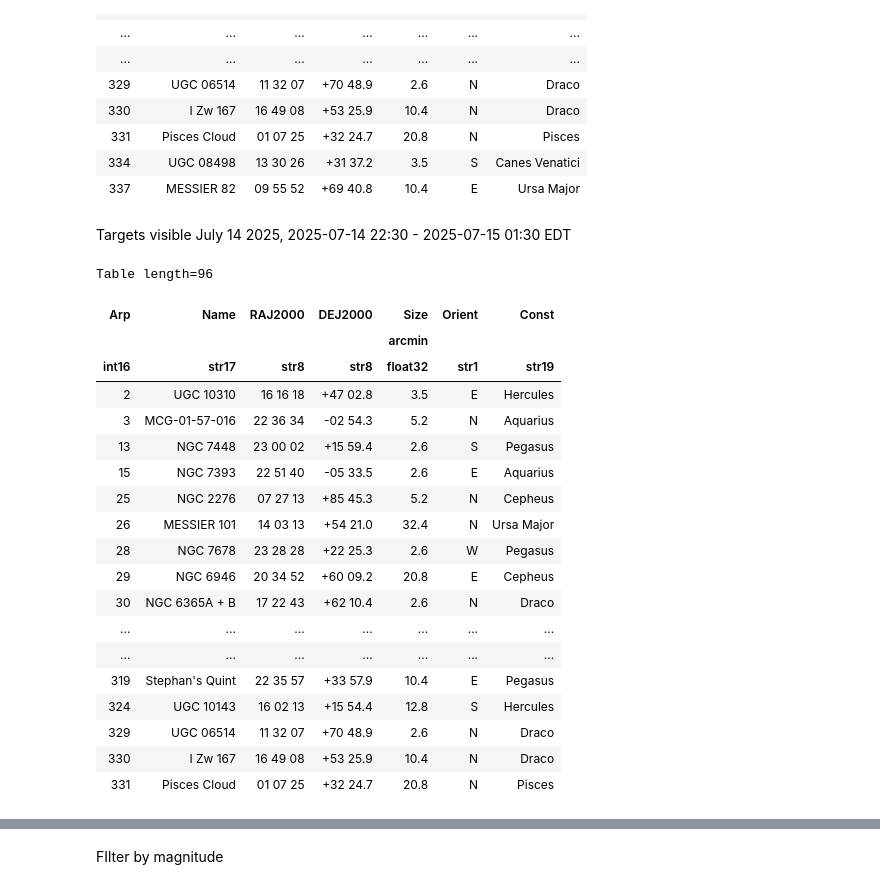
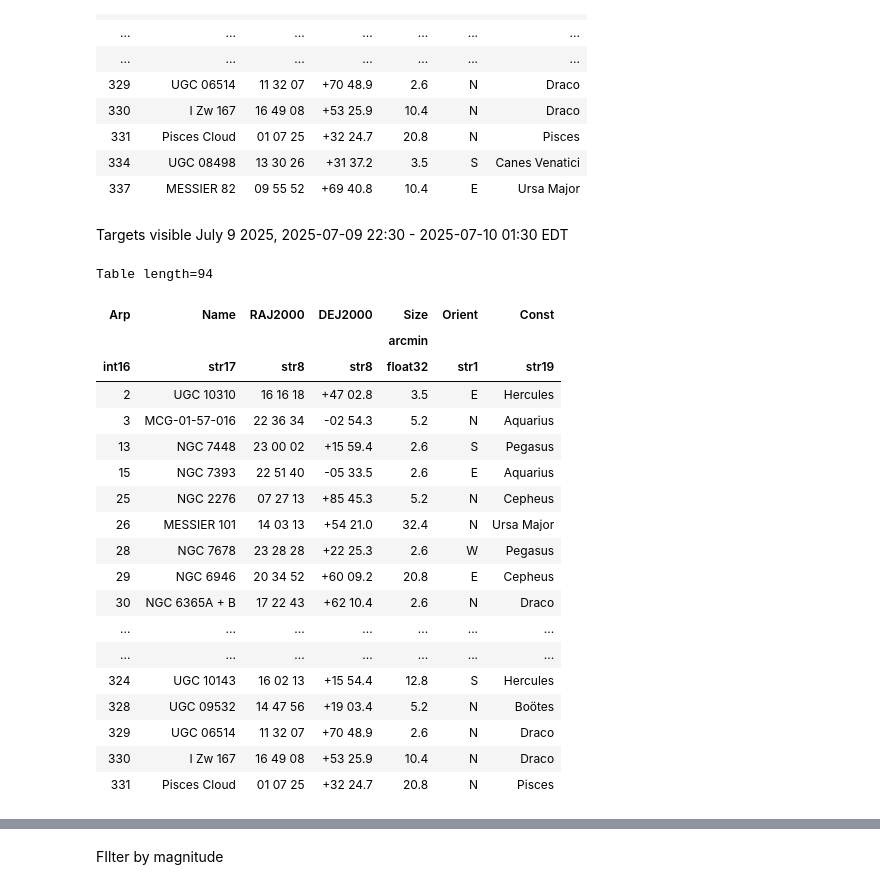
Before and after one commit to Westminster-Astronomical-Society/AL_Northern_Arp_Program, a Jupyter notebook: Arp_Peculiar_Galaxies.ipynb, the cells around one changed output, grey strips where cells are left out. Saved outputs shown, nothing was run; the diff lists cells and outputs as text; code cells hidden in the pictures.

Commit message:
Change observation date to 9 July

```diff
--- a/Arp_Peculiar_Galaxies.ipynb
+++ b/Arp_Peculiar_Galaxies.ipynb
@@ -260,7 +260,7 @@ bb = Observer(location=loc_bb, name="Bear Branch Observatory, Westminster, MD",
 Observation times
 # %%
 jul_2025 = Time(["2025-07-01 04:00", "2025-08-01 04:00"]) # 2025-07-01 00:00 - 2025-08-01 00:00 EDT
-jul_14_2025 = Time(["2025-07-15 02:30", "2025-07-15 05:30"]) # 2025-07-14 22:30 - 2025-07-15 01:30 EDT
+jul_9_2025 = Time(["2025-07-10 02:30", "2025-07-10 05:30"]) # 2025-07-09 22:30 - 2025-07-10 01:30 EDT
 # %% [markdown]
 Target list
 # %%
@@ -299,28 +299,28 @@ Table length=155
 | 334 | UGC 08498 | 13 30 26 | +31 37.2 | 3.5 | S | Canes Venatici |
 | 337 | MESSIER 82 | 09 55 52 | +69 40.8 | 10.4 | E | Ursa Major |
 # %% [markdown]
-Targets visible July 14 2025, 2025-07-14 22:30 - 2025-07-15 01:30 EDT
+Targets visible July 9 2025, 2025-07-09 22:30 - 2025-07-10 01:30 EDT
 # %%
-jul_14_arp = is_observable(constraints, bb, targets, jul_14_2025)
-jul_14_targets = arpord[jul_14_arp]; jul_14_targets
+jul_9_arp = is_observable(constraints, bb, targets, jul_9_2025)
+jul_9_targets = arpord[jul_9_arp]; jul_9_targets
 # %% [output]
-Table length=96
+Table length=94
 | Arp | Name | RAJ2000 | DEJ2000 | Size | Orient | Const |
 |  |  |  |  | arcmin |  |  |
 | int16 | str17 | str8 | str8 | float32 | str1 | str19 |
 | 2 | UGC 10310 | 16 16 18 | +47 02.8 | 3.5 | E | Hercules |
 | 3 | MCG-01-57-016 | 22 36 34 | -02 54.3 | 5.2 | N | Aquarius |
 | 13 | NGC 7448 | 23 00 02 | +15 59.4 | 2.6 | S | Pegasus |
 | 15 | NGC 7393 | 22 51 40 | -05 33.5 | 2.6 | E | Aquarius |
 | 25 | NGC 2276 | 07 27 13 | +85 45.3 | 5.2 | N | Cepheus |
 | 26 | MESSIER 101 | 14 03 13 | +54 21.0 | 32.4 | N | Ursa Major |
 | 28 | NGC 7678 | 23 28 28 | +22 25.3 | 2.6 | W | Pegasus |
 | 29 | NGC 6946 | 20 34 52 | +60 09.2 | 20.8 | E | Cepheus |
 | 30 | NGC 6365A + B | 17 22 43 | +62 10.4 | 2.6 | N | Draco |
 | ... | ... | ... | ... | ... | ... | ... |
 | ... | ... | ... | ... | ... | ... | ... |
-| 319 | Stephan's Quint | 22 35 57 | +33 57.9 | 10.4 | E | Pegasus |
 | 324 | UGC 10143 | 16 02 13 | +15 54.4 | 12.8 | S | Hercules |
+| 328 | UGC 09532 | 14 47 56 | +19 03.4 | 5.2 | N | Boötes |
 | 329 | UGC 06514 | 11 32 07 | +70 48.9 | 2.6 | N | Draco |
 | 330 | I Zw 167 | 16 49 08 | +53 25.9 | 10.4 | N | Draco |
 | 331 | Pisces Cloud | 01 07 25 | +32 24.7 | 20.8 | N | Pisces |
```
Also changed, not shown: parts of 2 cells of this notebook, 3 other files.
